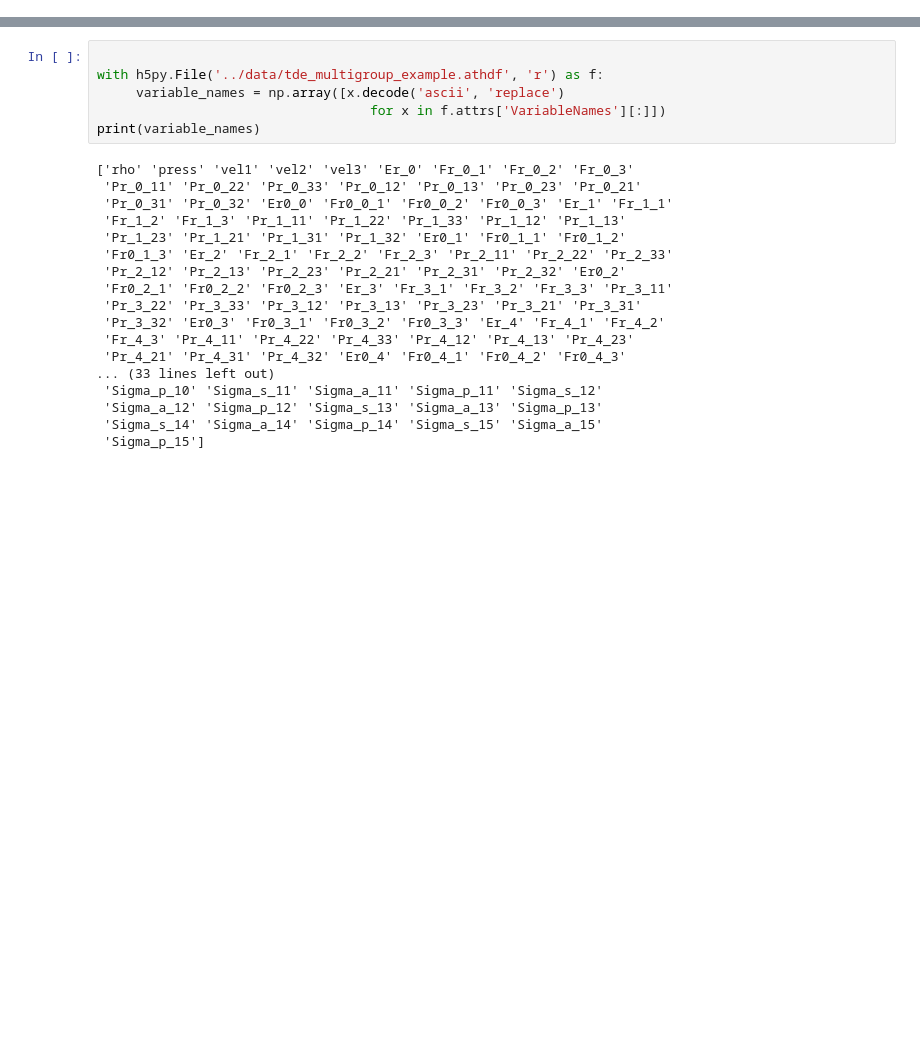
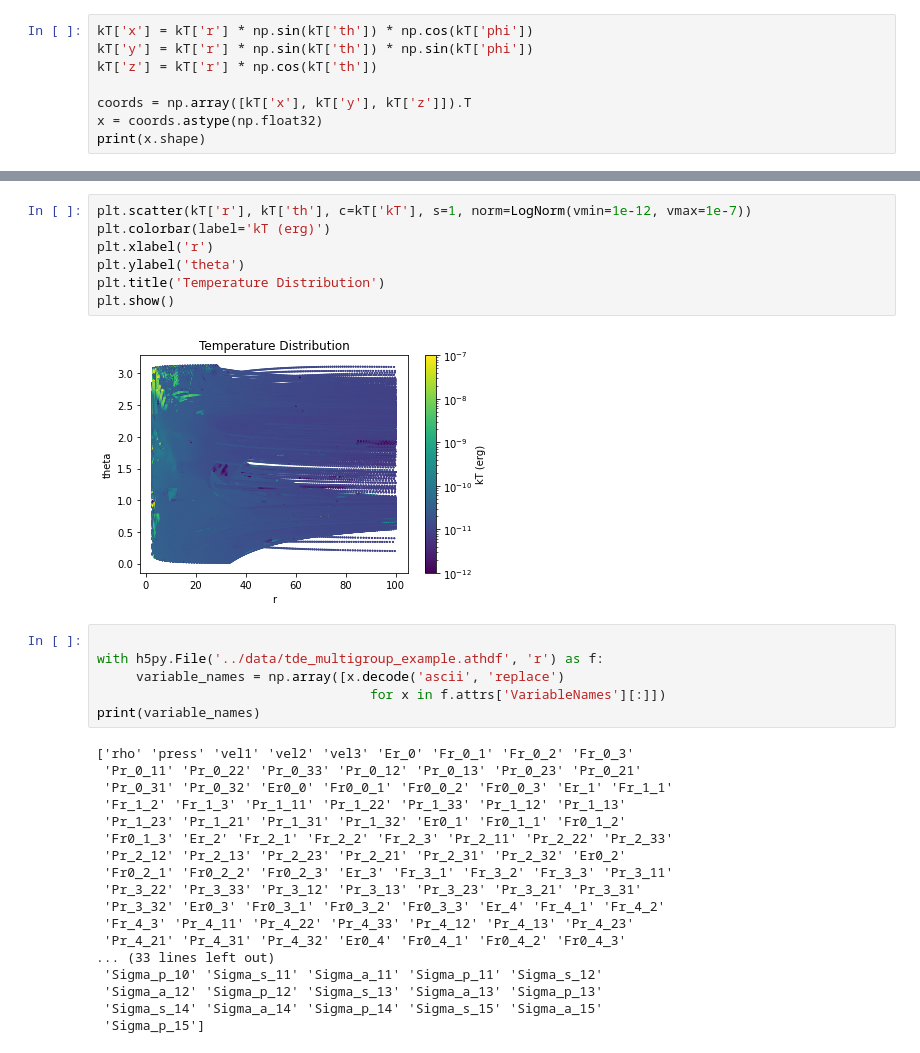
Before and after one commit to thomas-03/blacklight, a Jupyter notebook: scripts/explore.ipynb, the cells around one changed output, grey strips where cells are left out. Saved outputs shown, nothing was run; the diff lists cells and outputs as text; blank space fills up the shorter version.

```diff
--- a/scripts/explore.ipynb
+++ b/scripts/explore.ipynb
@@ -40,0 +99,8 @@ ValueError: Field names only allowed for compound types
+# %%
+kT['x'] = kT['r'] * np.sin(kT['th']) * np.cos(kT['phi'])
+kT['y'] = kT['r'] * np.sin(kT['th']) * np.sin(kT['phi'])
+kT['z'] = kT['r'] * np.cos(kT['th'])
+
+coords = np.array([kT['x'], kT['y'], kT['z']]).T
+x = coords.astype(np.float32)
+print(x.shape)
@@ -41,3 +142,12 @@ ValueError: Field names only allowed for compound types
+# %%
+plt.scatter(kT['r'], kT['th'], c=kT['kT'], s=1, norm=LogNorm(vmin=1e-12, vmax=1e-7))
+plt.colorbar(label='kT (erg)')
+plt.xlabel('r')
+plt.ylabel('theta')
+plt.title('Temperature Distribution')
+plt.show()
+# %% [output]
+[figure, added]
 # %%
 
 with h5py.File('../data/tde_multigroup_example.athdf', 'r') as f:
```
Also changed, not shown: parts of 19 cells of this notebook, 11 other files.
